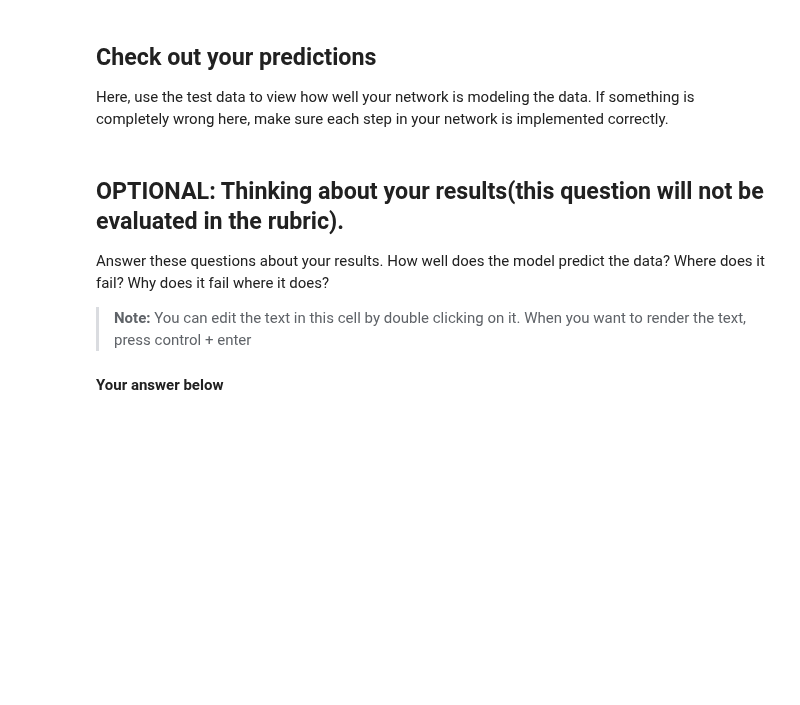
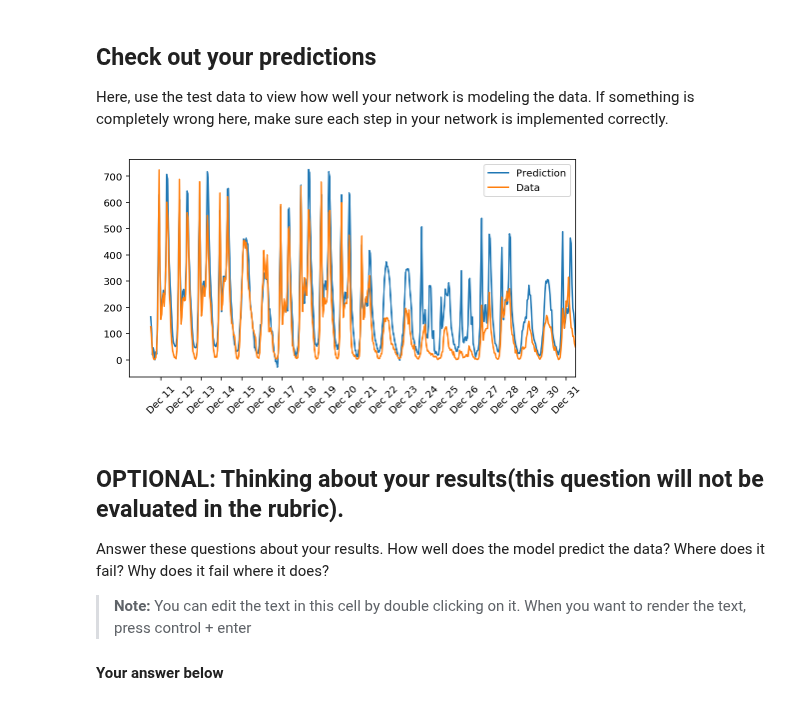
Before and after one commit to joaopamaral/deep-learning-v2-pytorch, a Jupyter notebook: project-bikesharing/Your_first_neural_network.ipynb, the cells around one changed output. Saved outputs shown, nothing was run; the diff lists cells and outputs as text; code cells hidden in the pictures; blank space fills up the shorter version.

```diff
--- a/project-bikesharing/Your_first_neural_network.ipynb
+++ b/project-bikesharing/Your_first_neural_network.ipynb
@@ -303,17 +294,20 @@ Here, use the test data to view how well your network is modeling the data. If s
 # %%
 fig, ax = plt.subplots(figsize=(8,4))
 
 mean, std = scaled_features['cnt']
 predictions = network.run(test_features).T*std + mean
-ax.plot(predictions[0], label='Prediction')
-ax.plot((test_targets['cnt']*std + mean).values, label='Data')
-ax.set_xlim(right=len(predictions))
+predictions = predictions.T
+ax.plot(predictions.index, predictions[0], label='Prediction')
+ax.plot(test_targets.index, (test_targets['cnt']*std + mean).values, label='Data')
+ax.set_xlim(right=predictions.index.max())
 ax.legend()
 
-dates = pd.to_datetime(rides.ix[test_data.index]['dteday'])
+dates = pd.to_datetime(rides.loc[test_data.index]['dteday'])
 dates = dates.apply(lambda d: d.strftime('%b %d'))
-ax.set_xticks(np.arange(len(dates))[12::24])
+ax.set_xticks(predictions.index.min() + np.arange(len(dates))[12::24])
 _ = ax.set_xticklabels(dates[12::24], rotation=45)
+# %% [output]
+[figure, added]
 # %% [markdown]
 ## OPTIONAL: Thinking about your results(this question will not be evaluated in the rubric).
 
```
Also changed, not shown: parts of 5 cells of this notebook, 2 other files.
